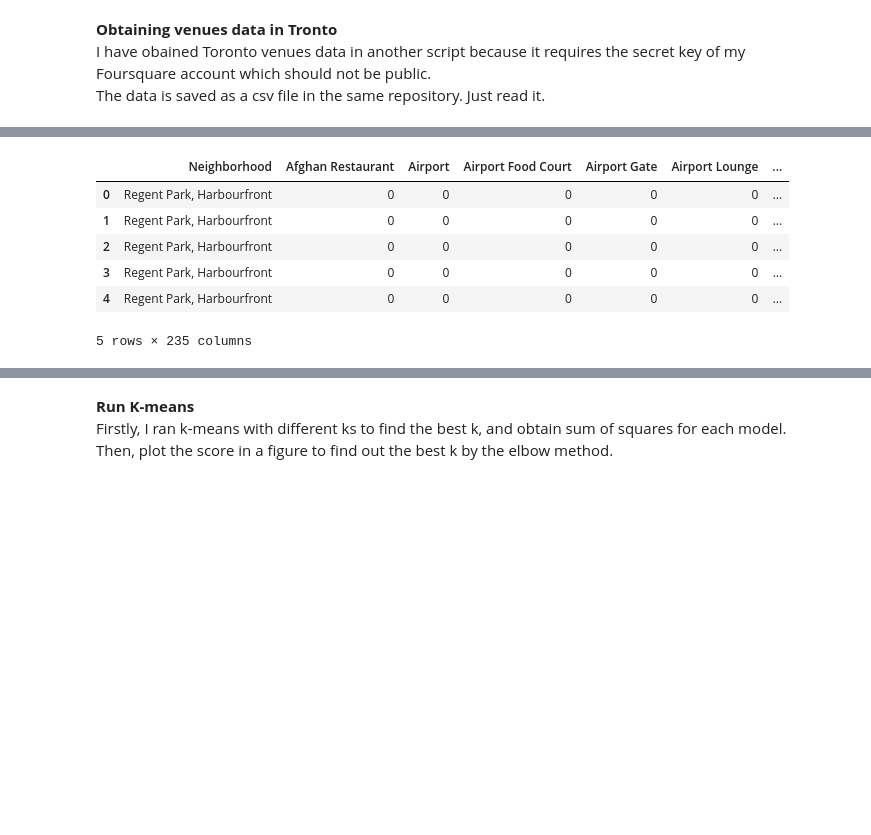
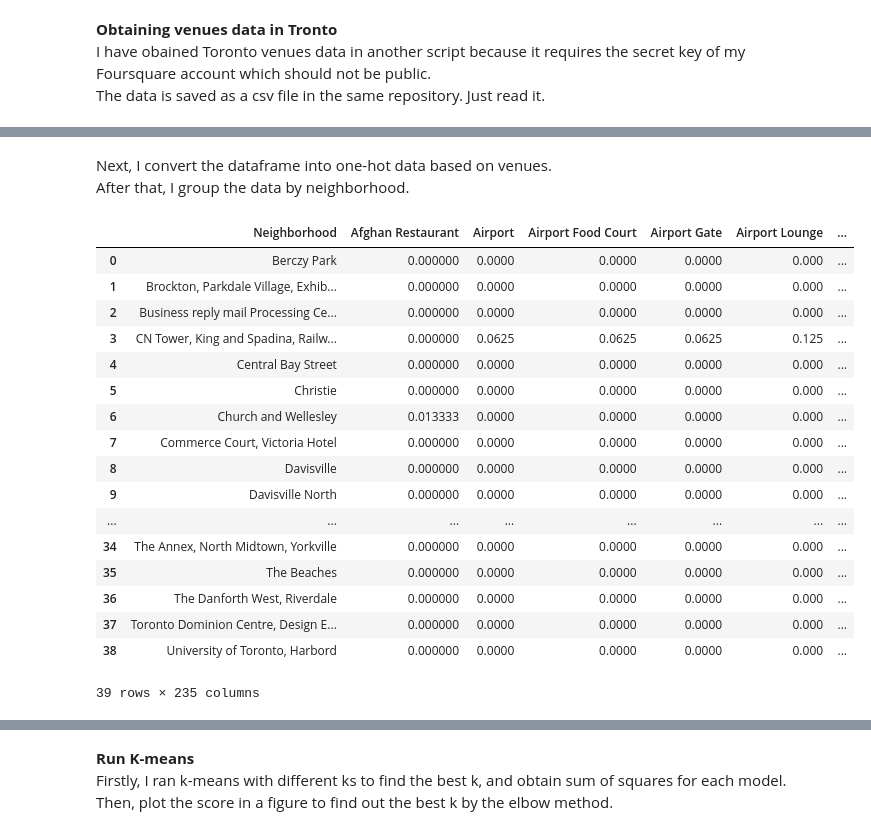
Before and after one commit to HIKARU8150/Coursera_Capstone, a Jupyter notebook: Week3_project.ipynb, the cells around one changed output, grey strips where cells are left out. Drawn from its saved outputs; the diff is of its cells as text; code cells hidden in the pictures; blank space fills up the shorter version.

```diff
--- a/Week3_project.ipynb
+++ b/Week3_project.ipynb
@@ -129,21 +135,37 @@ Toronto_venues = pd.read_csv("Toronto_neighborhood.csv")
+# %% [markdown]
+Next, I convert the dataframe into one-hot data based on venues.<br>
+After that, I group the data by neighborhood.
 # %%
 # convert the venue data into one hot encoding
 Toronto_onehot = pd.get_dummies(Toronto_venues[['Venue Category']], prefix="", prefix_sep="")
 
 # add neighborhood column back to dataframe
 Toronto_onehot["Neighborhood"] = Toronto_venues["Neighborhood"]
 Toronto_onehot.set_index("Neighborhood", inplace = True)
 Toronto_onehot.reset_index(inplace = True)
 
-Toronto_onehot.head()
+#grouping rows by neighborhood and by taking the mean of the frequency of occurrence of each category
+Toronto_grouped = Toronto_onehot.groupby('Neighborhood').mean().reset_index()
+Toronto_grouped
 # %% [output]
 |  | Neighborhood | Afghan Restaurant | Airport | Airport Food Court | Airport Gate | Airport Lounge | ... |
-| 0 | Regent Park, Harbourfront | 0 | 0 | 0 | 0 | 0 | ... |
-| 1 | Regent Park, Harbourfront | 0 | 0 | 0 | 0 | 0 | ... |
-| 2 | Regent Park, Harbourfront | 0 | 0 | 0 | 0 | 0 | ... |
-| 3 | Regent Park, Harbourfront | 0 | 0 | 0 | 0 | 0 | ... |
-| 4 | Regent Park, Harbourfront | 0 | 0 | 0 | 0 | 0 | ... |
+| 0 | Berczy Park | 0.000000 | 0.0000 | 0.0000 | 0.0000 | 0.000 | ... |
+| 1 | Brockton, Parkdale Village, Exhib... | 0.000000 | 0.0000 | 0.0000 | 0.0000 | 0.000 | ... |
+| 2 | Business reply mail Processing Ce... | 0.000000 | 0.0000 | 0.0000 | 0.0000 | 0.000 | ... |
+| 3 | CN Tower, King and Spadina, Railw... | 0.000000 | 0.0625 | 0.0625 | 0.0625 | 0.125 | ... |
+| 4 | Central Bay Street | 0.000000 | 0.0000 | 0.0000 | 0.0000 | 0.000 | ... |
+| 5 | Christie | 0.000000 | 0.0000 | 0.0000 | 0.0000 | 0.000 | ... |
+| 6 | Church and Wellesley | 0.013333 | 0.0000 | 0.0000 | 0.0000 | 0.000 | ... |
+| 7 | Commerce Court, Victoria Hotel | 0.000000 | 0.0000 | 0.0000 | 0.0000 | 0.000 | ... |
+| 8 | Davisville | 0.000000 | 0.0000 | 0.0000 | 0.0000 | 0.000 | ... |
+| 9 | Davisville North | 0.000000 | 0.0000 | 0.0000 | 0.0000 | 0.000 | ... |
+| ... | ... | ... | ... | ... | ... | ... | ... |
+| 34 | The Annex, North Midtown, Yorkville | 0.000000 | 0.0000 | 0.0000 | 0.0000 | 0.000 | ... |
+| 35 | The Beaches | 0.000000 | 0.0000 | 0.0000 | 0.0000 | 0.000 | ... |
+| 36 | The Danforth West, Riverdale | 0.000000 | 0.0000 | 0.0000 | 0.0000 | 0.000 | ... |
+| 37 | Toronto Dominion Centre, Design E... | 0.000000 | 0.0000 | 0.0000 | 0.0000 | 0.000 | ... |
+| 38 | University of Toronto, Harbord | 0.000000 | 0.0000 | 0.0000 | 0.0000 | 0.000 | ... |
-5 rows × 235 columns
+39 rows × 235 columns
 # %%
 # a function to sort the venues in descending order
 def return_most_common_venues(row, num_top_venues):
```
Also changed, not shown: parts of 6 cells of this notebook.
